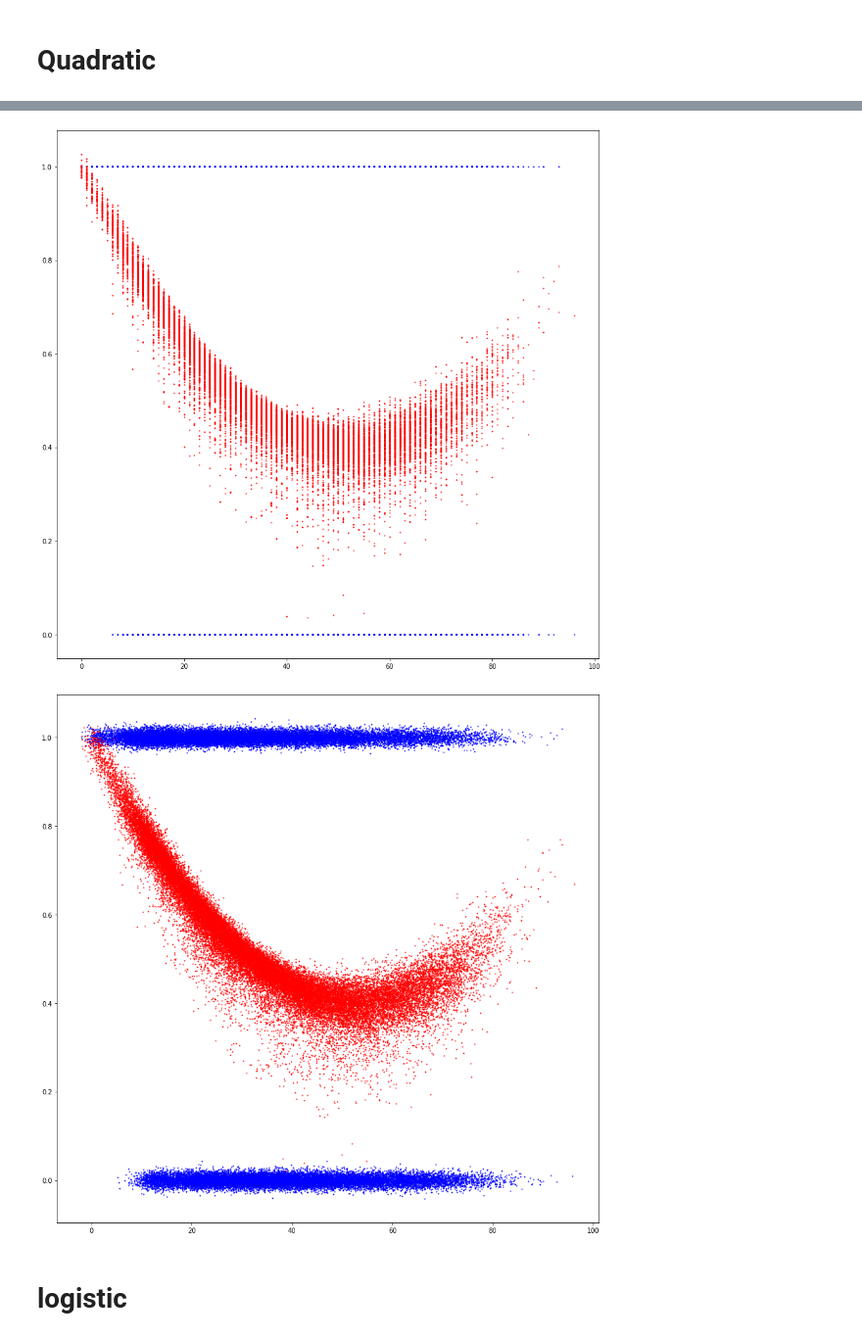
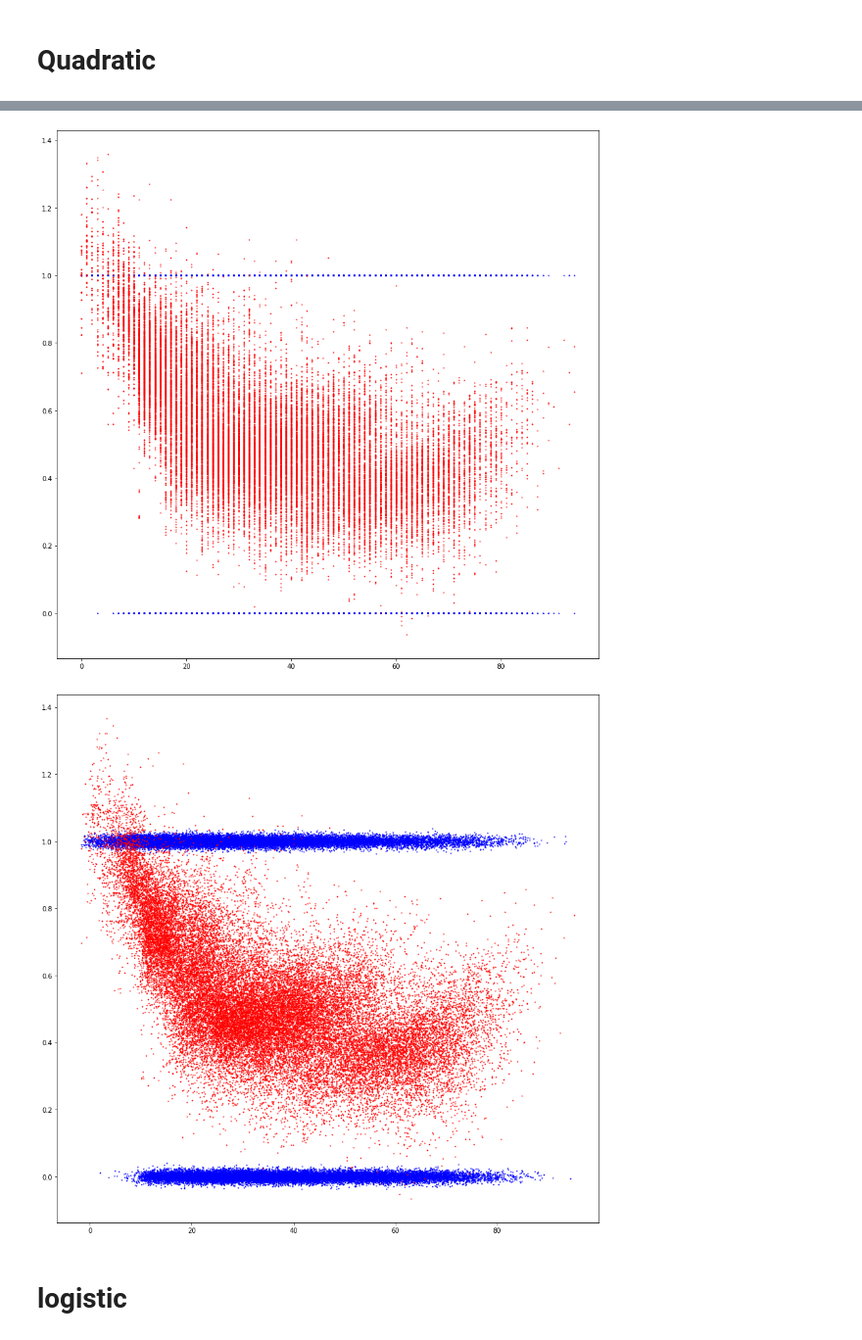
Before and after one commit to PeterEFrancis/gin-rummy-AI, a Jupyter notebook: data/player_data_proccessor.ipynb, the cells around one changed output, grey strips where cells are left out. Shown at 98% size. Saved outputs shown, nothing was run; the diff lists cells and outputs as text; code cells hidden in the pictures.

Commit message:
gamma and delta

```diff
--- a/data/player_data_proccessor.ipynb
+++ b/data/player_data_proccessor.ipynb
@@ -8,25 +8,15 @@ from sklearn.linear_model import LogisticRegression
 from sklearn import metrics
 import seaborn as sn
 # %%
-features = ["current_player_score",
-            "opponent_score",
-            "current_player_deadwood",
-            "current_player_num_hit_cards",
-            # alpha to here                 features[:4]
-            "num_melds",
-            "point_sum_melds",
-            "num_combos",
-            "point_sum_combos",
-            "num_knock_cache",
-            "point_sum_knock_cache",
-            "num_load_cards",
-            "point_sum_load_cards",
-            "turns_taken"
-            # beta to here                 features[:13]
-           ]
+alpha = ["current_player_score","opponent_score","current_player_deadwood","current_player_num_hit_cards"]
+beta = ["num_melds","point_sum_melds","num_combos","point_sum_combos","num_knock_cache","point_sum_knock_cache","num_load_cards","point_sum_load_cards","turns_taken"]
+gamma = ["num_nearby_opponent_cards"]
+delta = ["num_vis_cards_to_opponent"]
+
+features = alpha + beta + gamma + delta
 # %%
-df = pd.read_csv('beta-10.csv')
-df
+df = pd.read_csv('gamma-0.csv')
+df.T
 
 # np.set_printoptions(edgeitems = 200, linewidth = 150)
 # df.values.T[-1]
@@ -58,0 +43,11 @@ current_player_num_hit_cards
+# %%
+# features for regression input
+f = alpha + gamma
+# feature for regression output
+g = "is_current_player_game_winner"
+
+print("\n".join(f))
+print("-------")
+print(g)
+
+var = "current_player_deadwood"
@@ -141,7 +136,7 @@ linear_regressor.fit(X, y)
 print("CSV LINE:\n")
 line =  '{0:.10f}'.format(linear_regressor.intercept_[0])
 for i in range(len(quadratic_features)):
-    if quadradic_features[i] in quadratic_f:
+    if quadratic_features[i] in quadratic_f:
         line += ',' + '{0:.10f}'.format(linear_regressor.coef_[0][quadratic_f.index(quadratic_features[i])])
     else:
         line += ",0"
@@ -189,5 +184,5 @@ R^2:   0.08070342249291329
-[figure, old version]
+[figure, new version]
-[figure, old version]
+[figure, new version]
 # %% [markdown]
 # logistic
 # %%
```
Also changed, not shown: parts of 15 cells of this notebook, 17 other files.
